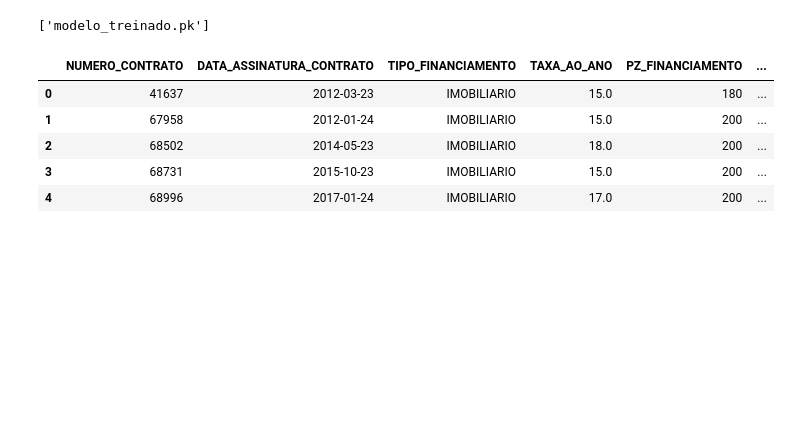
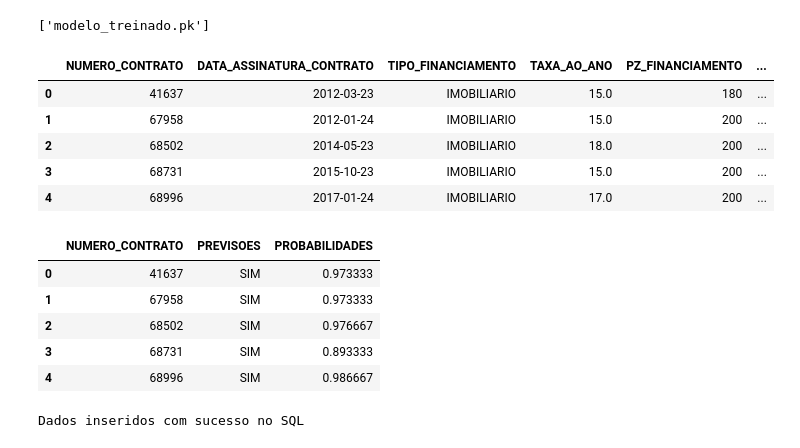
Before and after one commit to mm-dantas/credit-default-classification, a Jupyter notebook: credit-default-classification.ipynb, the cells around one changed output. Drawn from its saved outputs; the diff is of its cells as text; code cells hidden in the pictures; blank space fills up the shorter version.

Commit message:
feat: adiciona script de previsões, atualizado notebook e modelo treinado

```diff
--- a/credit-default-classification.ipynb
+++ b/credit-default-classification.ipynb
@@ -618,0 +621,31 @@ df_original.head()
+# %%
+columns = ['NUMERO_CONTRATO', 'PREVISOES', 'PROBABILIDADES']
+df_conversao = df_original[columns].copy()
+df_conversao.head()
+# %% [output]
+|  | NUMERO_CONTRATO | PREVISOES | PROBABILIDADES |
+| 0 | 41637 | SIM | 0.973333 |
+| 1 | 67958 | SIM | 0.973333 |
+| 2 | 68502 | SIM | 0.976667 |
+| 3 | 68731 | SIM | 0.893333 |
+| 4 | 68996 | SIM | 0.986667 |
+# %%
+conexao = pyodbc.connect(
+    "DRIVER={ODBC Driver 17 for SQL Server};"
+    "SERVER=localhost;"
+    "DATABASE=MODELOS_PREDITIVOS;"
+    "UID=usuario_python;"
+    "PWD=123456;"
+)
+
+cursor = conexao.cursor()
+
+sql = "INSERT INTO RESULTADOS_INTERMEDIARIO (NUMERO_CONTRATO, PREVISOES, PROBABILIDADES) VALUES (?, ?, ?)"
+for index, row in df_conversao.iterrows():
+    val = (row['NUMERO_CONTRATO'], row['PREVISOES'], row['PROBABILIDADES'])
+    cursor.execute(sql, val)
+    conexao.commit()
+
+print("Dados inseridos com sucesso no SQL")
+# %% [output]
+Dados inseridos com sucesso no SQL
```
Also changed, not shown: parts of 6 cells of this notebook, 2 other files.
